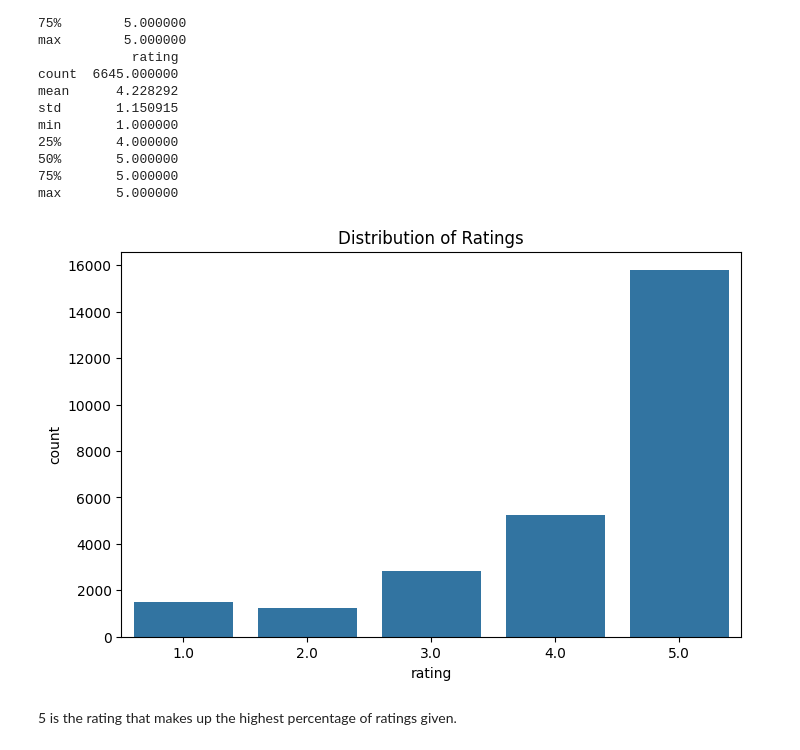
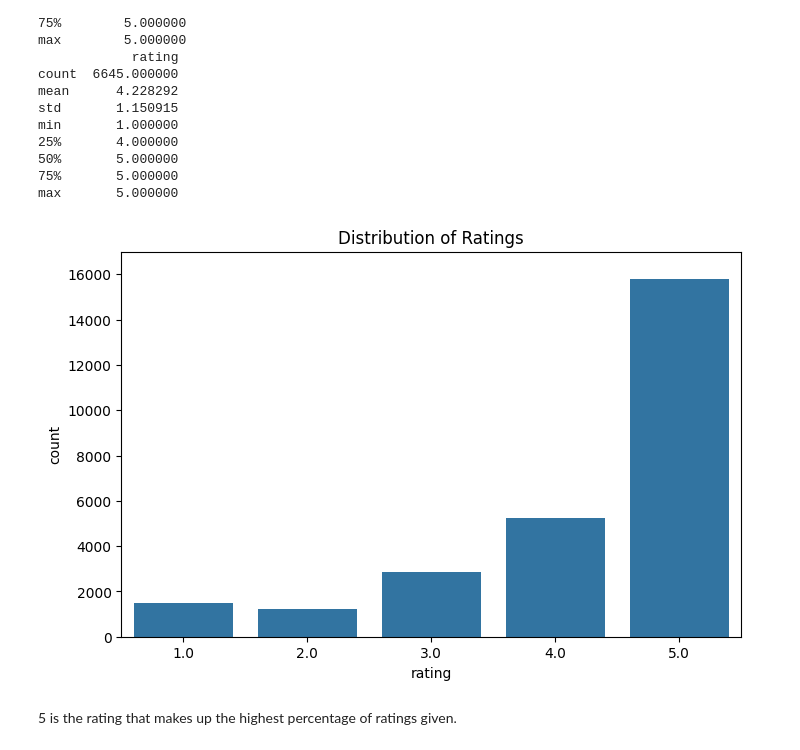
Before and after one commit to Armin-Irvije/Web-Recommender-Systems, a Jupyter notebook: week6.ipynb, the cells around one changed output. Drawn from its saved outputs; the diff is of its cells as text; code cells hidden in the pictures.

```diff
--- a/week6.ipynb
+++ b/week6.ipynb
@@ -160,11 +166,13 @@ max       5.000000
 # %%
 # distribution of ratings
 plt.figure(figsize=(8, 5))
-sns.countplot(x='rating', data=train_df)
+# edit the range of the y axis to be more granular
+plt.ylim(0, 17000)
+sns.countplot(x='rating',data=train_df)
 plt.title('Distribution of Ratings')
 plt.show()
 # %% [output]
-[figure, old version]
+[figure, new version]
 # %% [markdown]
 5 is the rating that makes up the highest percentage of ratings given.
 # %%
```
Also changed, not shown: parts of 10 cells of this notebook, 1 other file.
